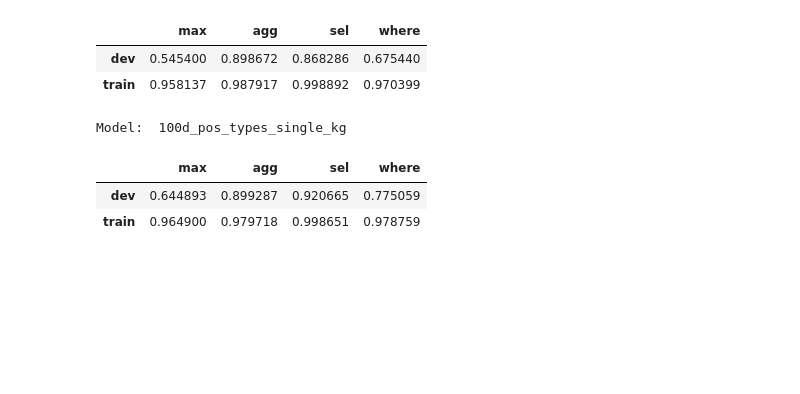
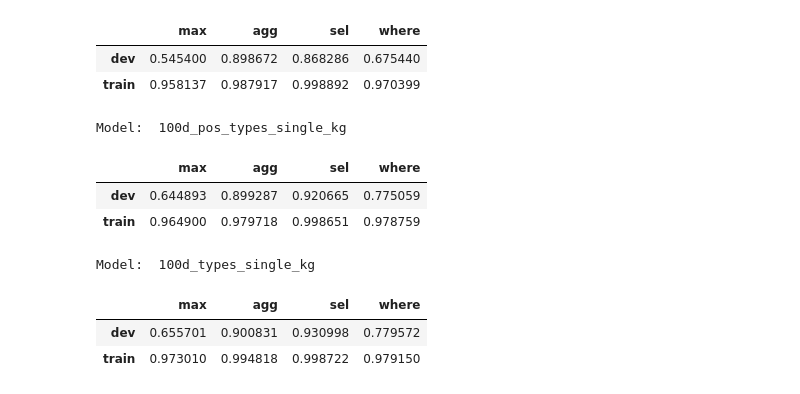
Before and after one commit to LukasMut/TypeSQL-plus-BERT, a Jupyter notebook: results.ipynb, the cells around one changed output. Cells and saved outputs as stored; diff of their text form; code cells hidden in the pictures; blank space fills up the shorter version.

```diff
--- a/results.ipynb
+++ b/results.ipynb
@@ -69,6 +69,13 @@ Model:  100d_pos_types_single_kg
 |  | max | agg | sel | where |
 | dev | 0.644893 | 0.899287 | 0.920665 | 0.775059 |
 | train | 0.964900 | 0.979718 | 0.998651 | 0.978759 |
+# %%
+make_dataframe(results, 5)
+# %% [output]
+Model:  100d_types_single_kg
+|  | max | agg | sel | where |
+| dev | 0.655701 | 0.900831 | 0.930998 | 0.779572 |
+| train | 0.973010 | 0.994818 | 0.998722 | 0.979150 |
 # %%
 for i in range(len(results)):
     show_plots('acc', i)
```
Also changed, not shown: parts of 3 cells of this notebook.
